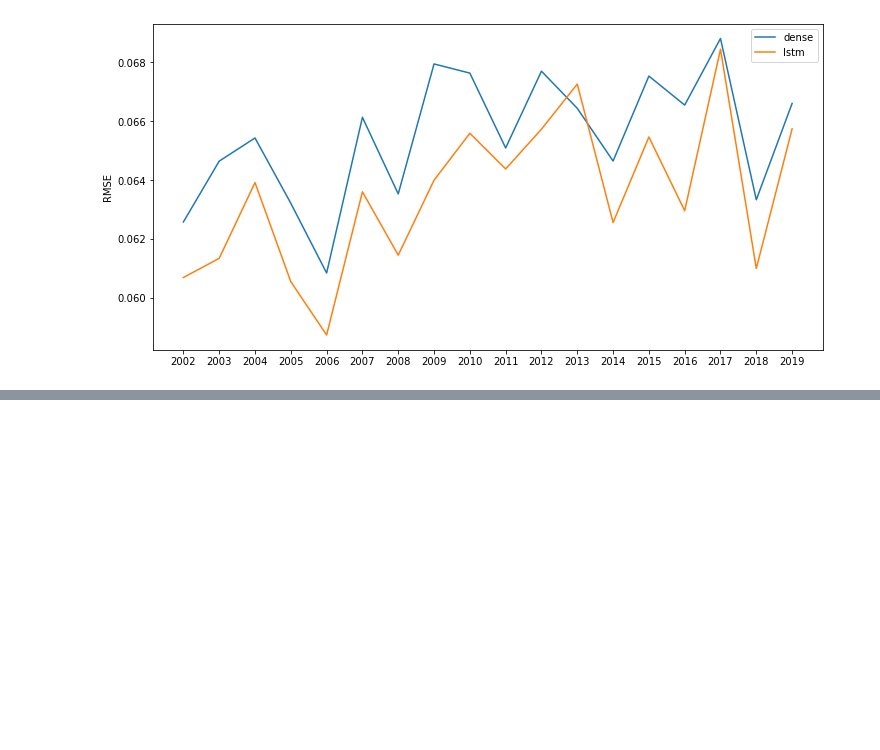
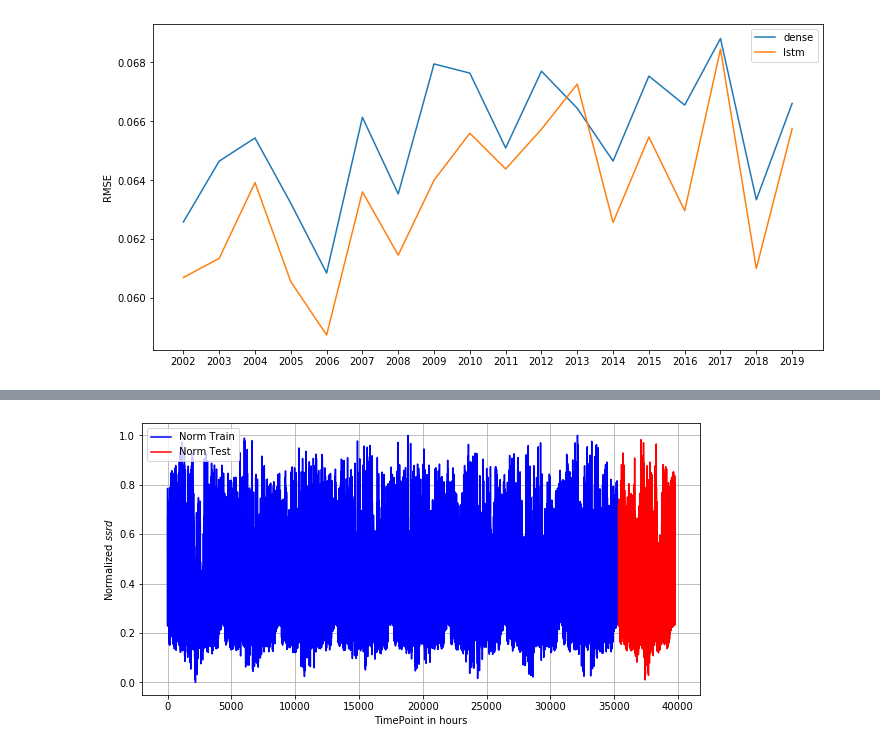
Before and after one commit to Rorjh/wind_forecasting, a Jupyter notebook: multivariate_solar_radiation.ipynb, the cells around one changed output, grey strips where cells are left out. Cells and saved outputs as stored; diff of their text form; code cells hidden in the pictures; blank space fills up the shorter version.

```diff
--- a/multivariate_solar_radiation.ipynb
+++ b/multivariate_solar_radiation.ipynb
@@ -373,0 +416,5 @@ Text(0, 0.5, 'RMSE')
+# %%
+df['dni-ssrd'] = df.pop('dni')-df.pop('ssrd')
+# df['dni-ssrd'] = df.pop('ssrd')/df.pop('dni')
+df.pop('ghi')
+df.pop('dhi')
@@ -373,0 +450,31 @@ Text(0, 0.5, 'RMSE')
+# %%
+train = df[df['Date Time']>='1994-01-01']
+train = train[train['Date Time']<'2002-01-01']
+
+test = df[df['Date Time']>='2002-01-01']
+test = test[test['Date Time']<'2003-01-01']
+# %%
+train = datetimeToSignal(train)
+test = datetimeToSignal(test)
+# %%
+values_train = train.values
+values_test = test.values
+
+# normalize features
+scaler = MinMaxScaler(feature_range=(0, 1))
+scaler.fit(values_train)
+scaler_y = MinMaxScaler(feature_range=(0, 1))
+scaler_y.fit(values_train[:,6].reshape(len(values_train),1))
+
+values_train = scaler.transform(values_train)
+values_test = scaler.transform(values_test)
+# %%
+plt.figure(figsize=[10,5])
+plt.xlabel('TimePoint in hours')
+plt.ylabel('Normalized $ssrd$')
+plt.grid()
+plt.plot(range(len(values_train)),values_train[:,6],'b')
+plt.plot(range(len(values_train),len(values_train)+len(values_test)),values_test[:,6],'r')
+plt.legend(['Norm Train','Norm Test']);
+# %% [output]
+[figure, added]
```
Also changed, not shown: parts of 25 cells of this notebook, 1 other file.
